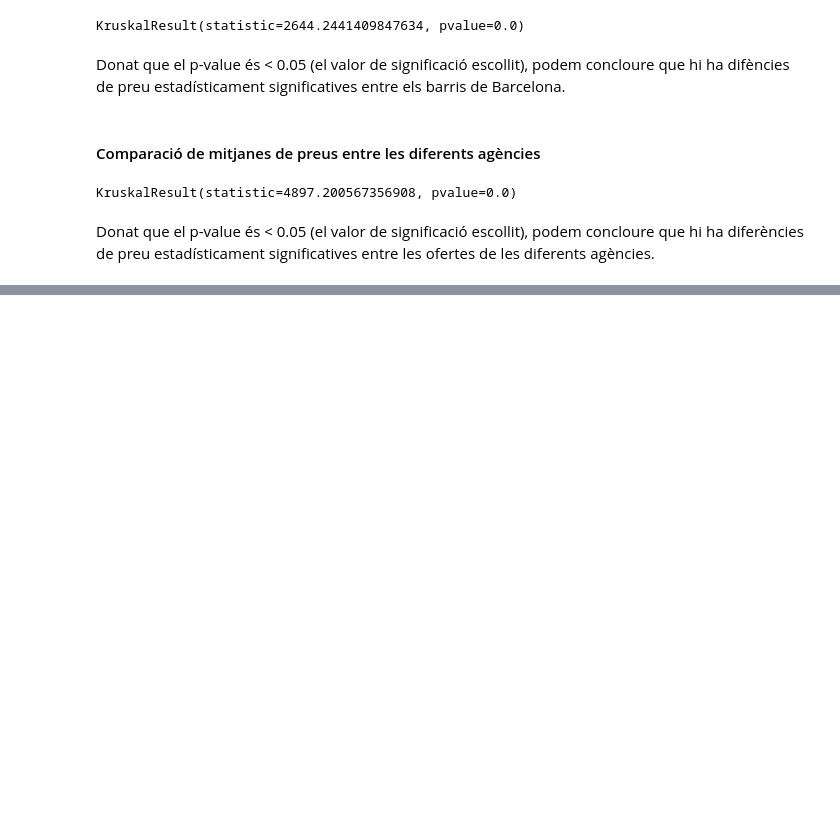
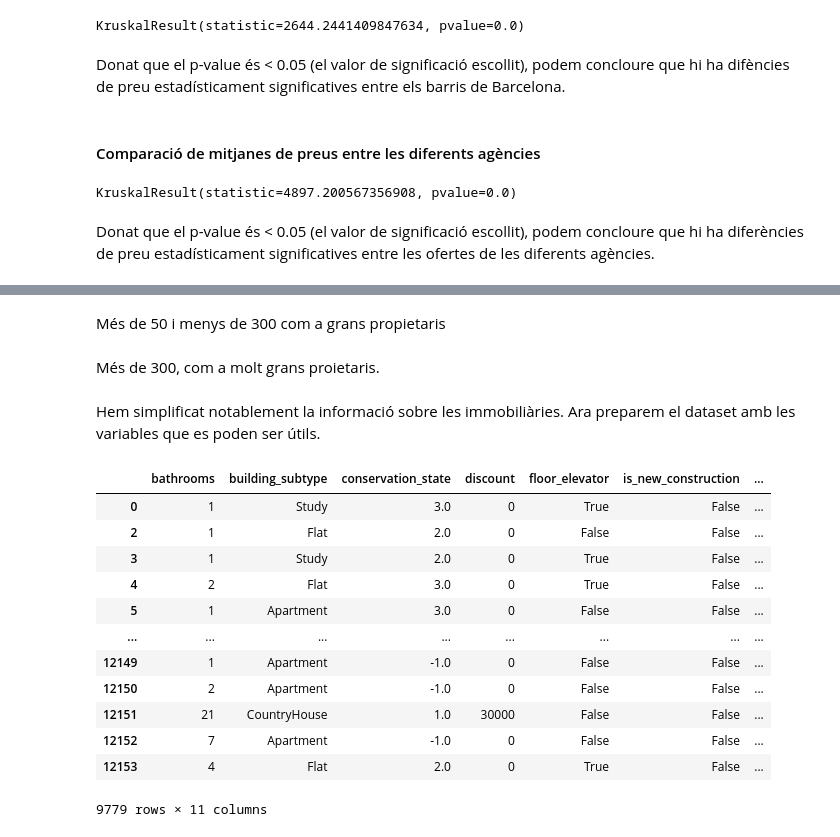
Before and after one commit to xordi/TPCD_Practica2, a Jupyter notebook: src/notebook.ipynb, the cells around one changed output, grey strips where cells are left out. Drawn from its saved outputs; the diff is of its cells as text; code cells hidden in the pictures; blank space fills up the shorter version.

```diff
--- a/src/notebook.ipynb
+++ b/src/notebook.ipynb
@@ -423,0 +500,3 @@ Donat que el p-value és < 0.05 (el valor de significació escollit), podem conc
+# %%
+petits_propietaris = counts_realestate[np.logical_and(counts_realestate.counts>1, counts_realestate.counts<=10)].realestate
+apartments.loc[apartments.realestate.isin(petits_propietaris),"realestate_size"] = 'Petit'
@@ -423,0 +505,5 @@ Donat que el p-value és < 0.05 (el valor de significació escollit), podem conc
+# %%
+mitja = counts_realestate[np.logical_and(counts_realestate.counts>10, counts_realestate.counts<=50)].realestate
+apartments.loc[apartments.realestate.isin(mitja),"realestate_size"] = 'Mitja'
+# %% [markdown]
+Més de 50 i menys de 300 com a grans propietaris
@@ -423,0 +513,2 @@ Donat que el p-value és < 0.05 (el valor de significació escollit), podem conc
+# %% [markdown]
+Més de 300, com a molt grans proietaris.
@@ -423,0 +518,21 @@ Donat que el p-value és < 0.05 (el valor de significació escollit), podem conc
+# %% [markdown]
+Hem simplificat notablement la informació sobre les immobiliàries. Ara preparem el dataset amb les variables que es poden ser útils.
+# %%
+apartments.realestate_size.astype('category')
+apartments.realestate_size.value_counts()
+apartments_regression = apartments.drop(columns=['realestate','building_type','latitude','longitude','link','neighb_meanprice'])
+apartments_regression
+# %% [output]
+|  | bathrooms | building_subtype | conservation_state | discount | floor_elevator | is_new_construction | ... |
+| 0 | 1 | Study | 3.0 | 0 | True | False | ... |
+| 2 | 1 | Flat | 2.0 | 0 | False | False | ... |
+| 3 | 1 | Study | 2.0 | 0 | True | False | ... |
+| 4 | 2 | Flat | 3.0 | 0 | True | False | ... |
+| 5 | 1 | Apartment | 3.0 | 0 | False | False | ... |
+| ... | ... | ... | ... | ... | ... | ... | ... |
+| 12149 | 1 | Apartment | -1.0 | 0 | False | False | ... |
+| 12150 | 2 | Apartment | -1.0 | 0 | False | False | ... |
+| 12151 | 21 | CountryHouse | 1.0 | 30000 | False | False | ... |
+| 12152 | 7 | Apartment | -1.0 | 0 | False | False | ... |
+| 12153 | 4 | Flat | 2.0 | 0 | True | False | ... |
+9779 rows × 11 columns
```
Also changed, not shown: parts of 23 cells of this notebook.
